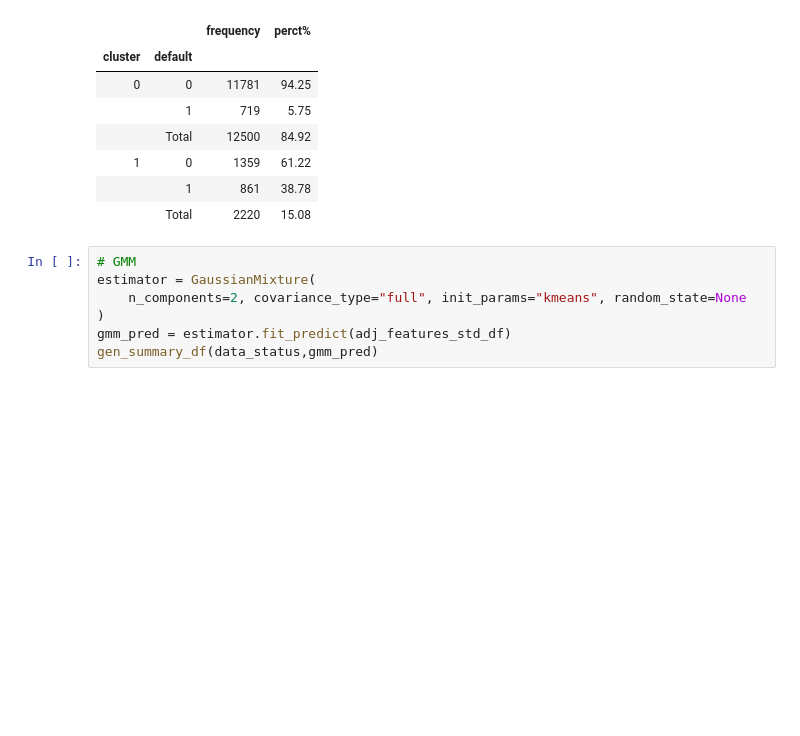
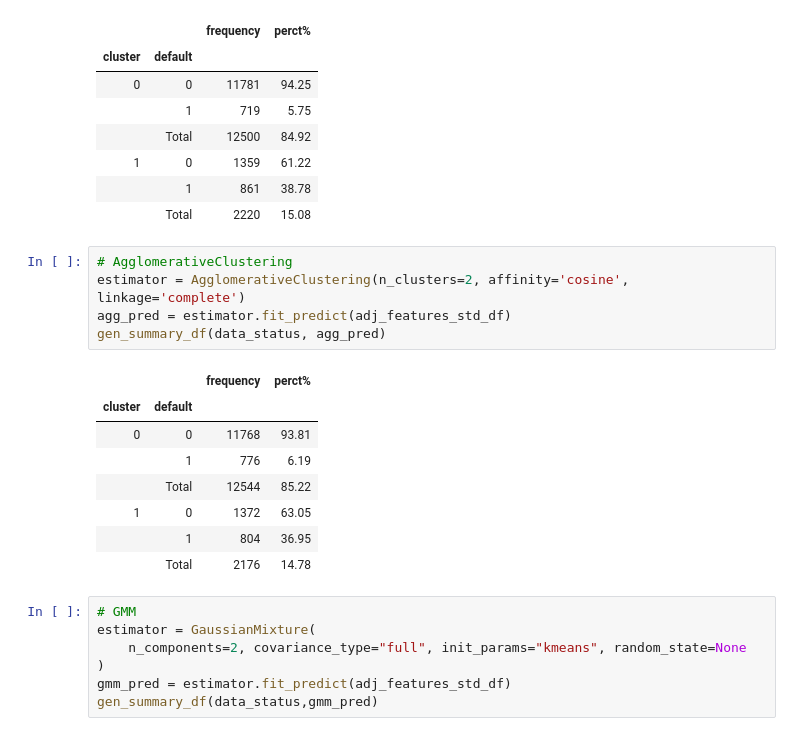
Before and after one commit to kindhjj/network_model_for_credit_scoring, a Jupyter notebook: code/Classification.ipynb, the cells around one changed output. Cells and saved outputs as stored; diff of their text form; blank space fills up the shorter version.

```diff
--- a/code/Classification.ipynb
+++ b/code/Classification.ipynb
@@ -194,6 +194,20 @@ gen_summary_df(data_status,kmeans_pred)
 | 1 | 0 | 1359 | 61.22 |
 |  | 1 | 861 | 38.78 |
 |  | Total | 2220 | 15.08 |
+# %%
+# AgglomerativeClustering
+estimator = AgglomerativeClustering(n_clusters=2, affinity='cosine', linkage='complete')
+agg_pred = estimator.fit_predict(adj_features_std_df)
+gen_summary_df(data_status, agg_pred)
+# %% [output]
+|  |  | frequency | perct% |
+| cluster | default |  |  |
+| 0 | 0 | 11768 | 93.81 |
+|  | 1 | 776 | 6.19 |
+|  | Total | 12544 | 85.22 |
+| 1 | 0 | 1372 | 63.05 |
+|  | 1 | 804 | 36.95 |
+|  | Total | 2176 | 14.78 |
 # %%
 # GMM
 estimator = GaussianMixture(
```
Also changed, not shown: parts of 2 cells of this notebook, 6 other files.
